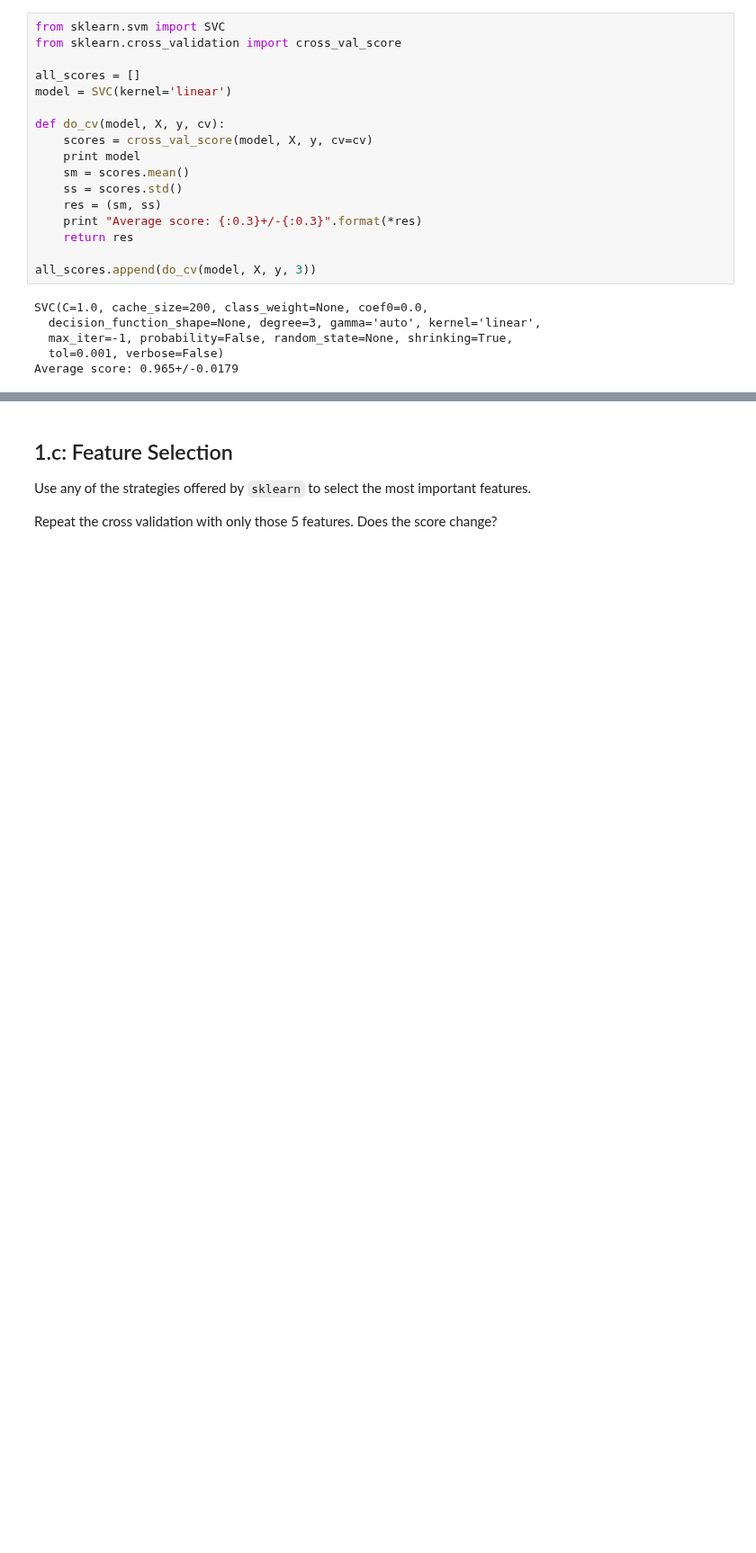
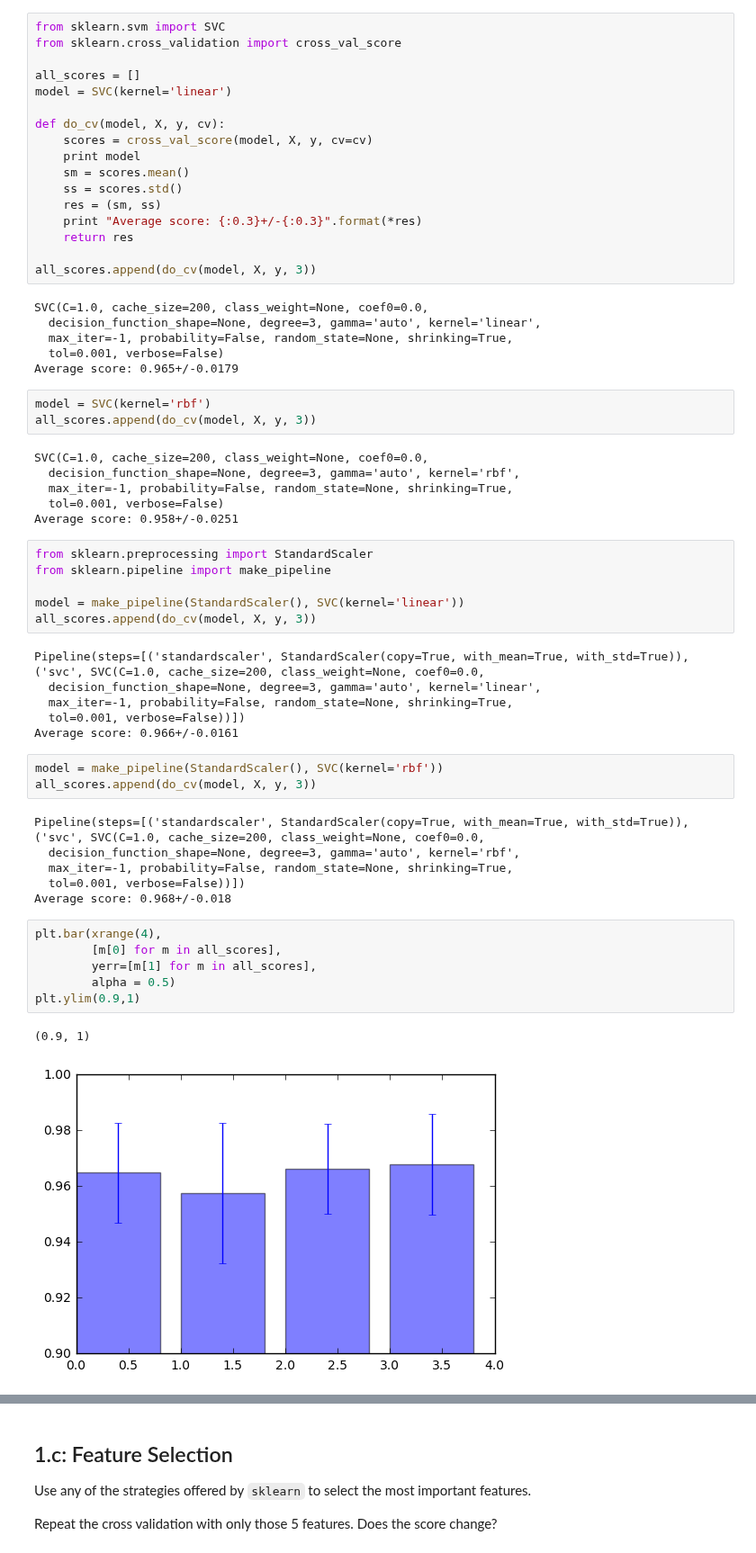
Before and after one commit to spockl/GA-DSI, a Jupyter notebook: curriculum/week-09/1.3-lab-svms/code/starter-code/starter-code-5_2.ipynb, the cells around one changed output, grey strips where cells are left out. Shown at 90% size. Saved outputs shown, nothing was run; the diff lists cells and outputs as text; blank space fills up the shorter version.

```diff
--- a/curriculum/week-09/1.3-lab-svms/code/starter-code/starter-code-5_2.ipynb
+++ b/curriculum/week-09/1.3-lab-svms/code/starter-code/starter-code-5_2.ipynb
@@ -100,3 +100,42 @@ SVC(C=1.0, cache_size=200, class_weight=None, coef0=0.0,
   max_iter=-1, probability=False, random_state=None, shrinking=True,
   tol=0.001, verbose=False)
 Average score: 0.965+/-0.0179
+# %%
+model = SVC(kernel='rbf')
+all_scores.append(do_cv(model, X, y, 3))
+# %% [output]
+SVC(C=1.0, cache_size=200, class_weight=None, coef0=0.0,
+  decision_function_shape=None, degree=3, gamma='auto', kernel='rbf',
+  max_iter=-1, probability=False, random_state=None, shrinking=True,
+  tol=0.001, verbose=False)
+Average score: 0.958+/-0.0251
+# %%
+from sklearn.preprocessing import StandardScaler
+from sklearn.pipeline import make_pipeline
+
+model = make_pipeline(StandardScaler(), SVC(kernel='linear'))
+all_scores.append(do_cv(model, X, y, 3))
+# %% [output]
+Pipeline(steps=[('standardscaler', StandardScaler(copy=True, with_mean=True, with_std=True)), ('svc', SVC(C=1.0, cache_size=200, class_weight=None, coef0=0.0,
+  decision_function_shape=None, degree=3, gamma='auto', kernel='linear',
+  max_iter=-1, probability=False, random_state=None, shrinking=True,
+  tol=0.001, verbose=False))])
+Average score: 0.966+/-0.0161
+# %%
+model = make_pipeline(StandardScaler(), SVC(kernel='rbf'))
+all_scores.append(do_cv(model, X, y, 3))
+# %% [output]
+Pipeline(steps=[('standardscaler', StandardScaler(copy=True, with_mean=True, with_std=True)), ('svc', SVC(C=1.0, cache_size=200, class_weight=None, coef0=0.0,
+  decision_function_shape=None, degree=3, gamma='auto', kernel='rbf',
+  max_iter=-1, probability=False, random_state=None, shrinking=True,
+  tol=0.001, verbose=False))])
+Average score: 0.968+/-0.018
+# %%
+plt.bar(xrange(4),
+        [m[0] for m in all_scores],
+        yerr=[m[1] for m in all_scores],
+        alpha = 0.5)
+plt.ylim(0.9,1)
+# %% [output]
+(0.9, 1)
+[figure, added]
```
Also changed, not shown: parts of 9 cells of this notebook, 2 other files.
